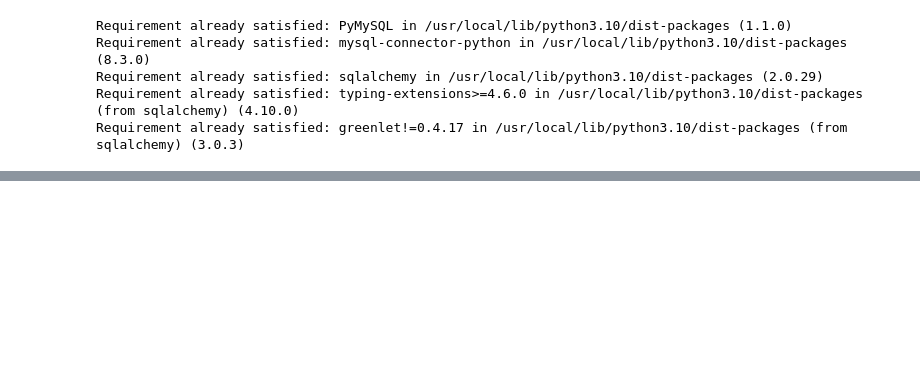
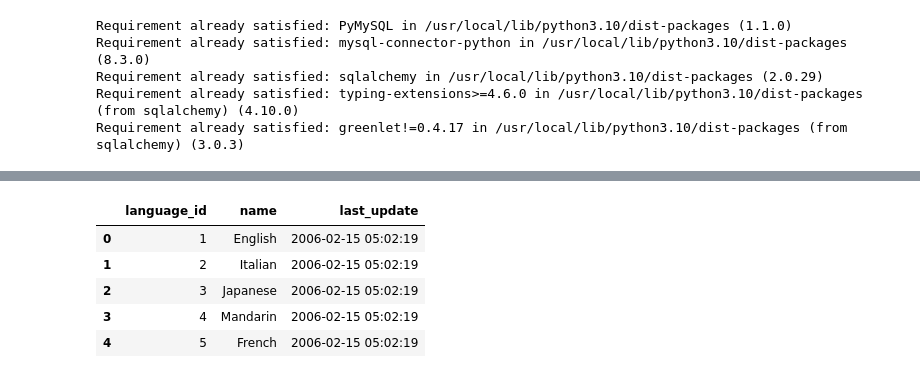
Before and after one commit to annikarichardson2024/Project1, a Jupyter notebook: SQL_Connect.ipynb, the cells around one changed output, grey strips where cells are left out. Saved outputs shown, nothing was run; the diff lists cells and outputs as text; code cells hidden in the pictures; blank space fills up the shorter version.

```diff
--- a/SQL_Connect.ipynb
+++ b/SQL_Connect.ipynb
@@ -112,0 +126,27 @@ insert_sqlalchemy_dataframe(user_id, pwd, host_name, db_name, df, 'Employees');
+# %%
+from sqlalchemy import create_engine
+from sqlalchemy import text
+
+db_name2='sakila'
+pwd2 = 'aer6bk!'
+user_id2='aer6bk'
+
+def insert_sqlalchemy_dataframe(user_id2, pwd2, host_name, db_name2, df, table_name):
+    conn_str = f"mysql+pymysql://{user_id2}:{pwd2}@{host_name}/{db_name2}"
+    sqlEngine = create_engine(conn_str, pool_recycle=3600)
+    connection = sqlEngine.connect()
+    df.to_sql(table_name, con=connection,if_exists='append')
+    connection.close()
+# %%
+conn = pymysql.connect(host=host_name, user=user_id2, password=pwd2, database=db_name2)
+df4 = pd.read_sql("SELECT * FROM language;", conn)
+
+conn.close()
+df4.head()
+# %% [output]
+|  | language_id | name | last_update |
+| 0 | 1 | English | 2006-02-15 05:02:19 |
+| 1 | 2 | Italian | 2006-02-15 05:02:19 |
+| 2 | 3 | Japanese | 2006-02-15 05:02:19 |
+| 3 | 4 | Mandarin | 2006-02-15 05:02:19 |
+| 4 | 5 | French | 2006-02-15 05:02:19 |
```
Also changed, not shown: parts of 18 cells of this notebook.
